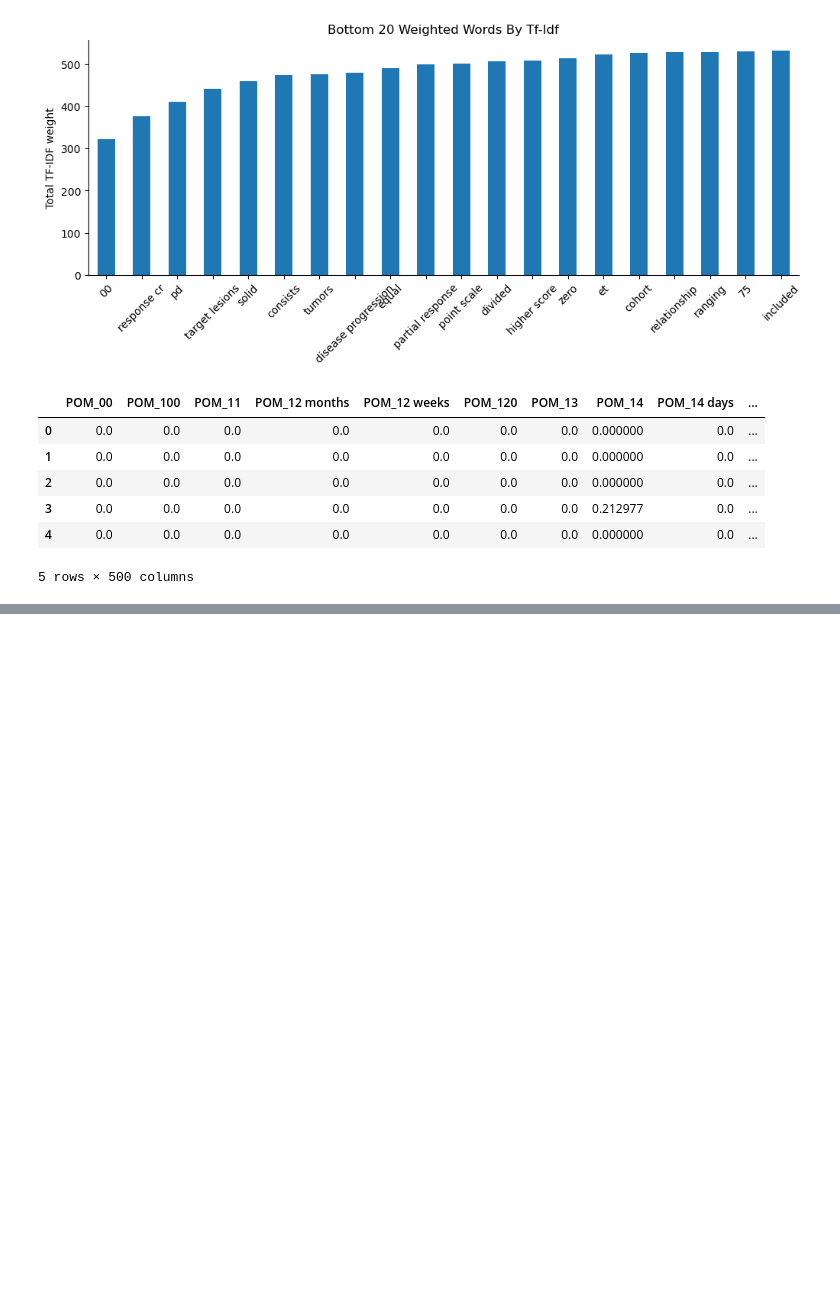
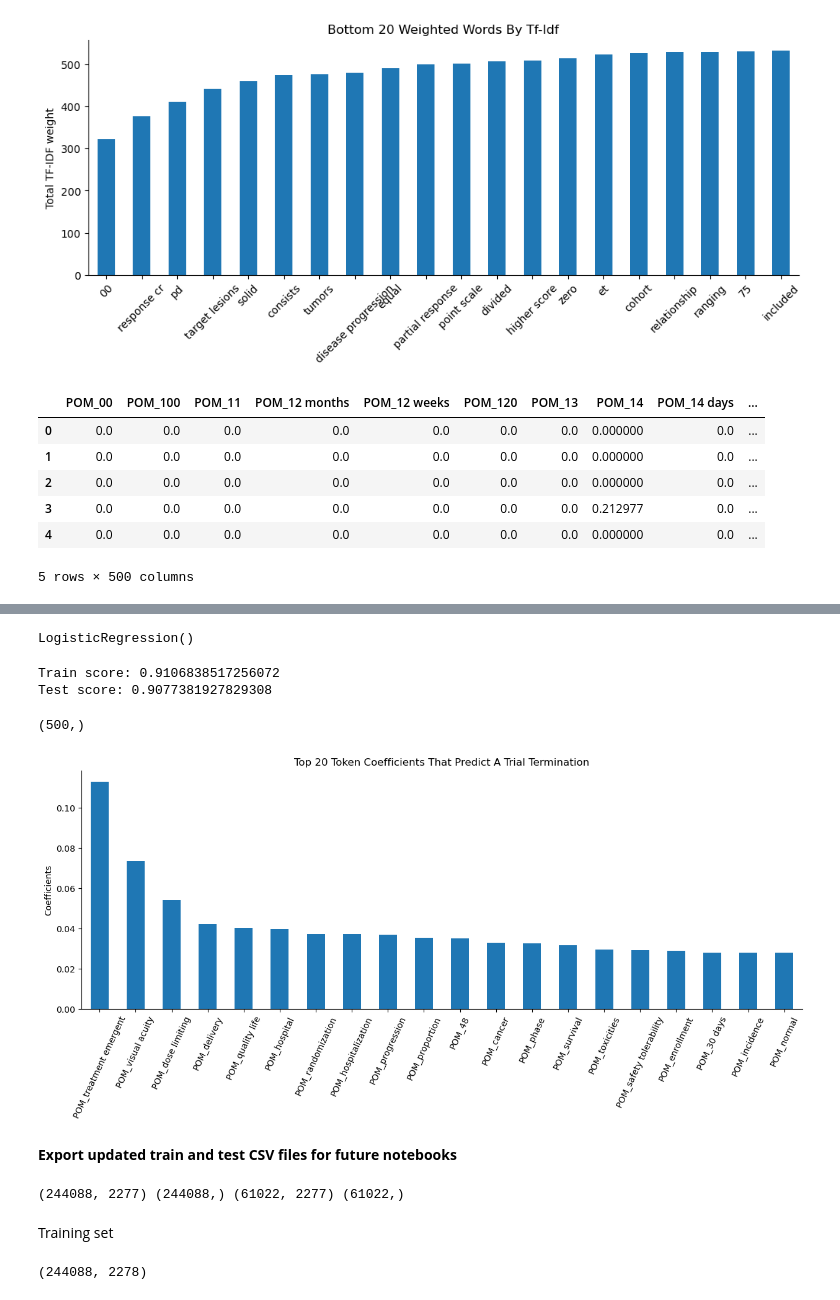
Before and after one commit to clem21chan/Clinical_Trials_Capstone, a Jupyter notebook: Notebooks/3.1_Additional_TextPreprocessing.ipynb, the cells around one changed output, grey strips where cells are left out. Cells and saved outputs as stored; diff of their text form; code cells hidden in the pictures; blank space fills up the shorter version.

Commit message:
Finished Text preprocessing completely. Can move onto advanced modelling.

```diff
--- a/Notebooks/3.1_Additional_TextPreprocessing.ipynb
+++ b/Notebooks/3.1_Additional_TextPreprocessing.ipynb
@@ -846,0 +849,24 @@ MemoryError: Unable to allocate 711. MiB for an array with shape (1527, 61022) a
+# %%
+# instantiate the scaler
+ss = StandardScaler()
+
+# fit the scaler into the training set
+ss.fit(X_train)
+
+# transform the train and testing set
+X_train_ss = ss.transform(X_train)
+X_test_ss = ss.transform(X_test)
+# %%
+# instantiate logistic regression
+logreg = LogisticRegression()
+
+# fit the model
+logreg.fit(X_train_ss, y_train)
+# %% [output]
+LogisticRegression()
+# %%
+print(f"Train score: {logreg.score(X_train_ss, y_train)}")
+print(f"Test score: {logreg.score(X_test_ss, y_test)}")
+# %% [output]
+Train score: 0.9106838517256072
+Test score: 0.9077381927829308
@@ -846,0 +875,21 @@ MemoryError: Unable to allocate 711. MiB for an array with shape (1527, 61022) a
+# %%
+# slice out collaborator coeficients
+pom_matrix = logreg.coef_[0,1777:]
+pom_matrix.shape
+# %% [output]
+(500,)
+# %%
+# Creating a dataframe to store the coefficients
+top_coef = pd.DataFrame(
+    {"coefficients": pom_matrix},
+    index=pom_col_name
+).sort_values("coefficients", ascending=False) # ascending = False will give us the top 20 coefficients that predict a positive sentiment
+
+top_coef.head(20).plot(kind="bar", figsize=(15, 5), legend=False)
+plt.title("Top 20 Token coefficients that predict a trial termination".title())
+plt.ylabel("Coefficients")
+plt.xticks(rotation=65)
+sns.despine()
+plt.show()
+# %% [output]
+[figure, added]
@@ -846,0 +898,19 @@ MemoryError: Unable to allocate 711. MiB for an array with shape (1527, 61022) a
+# %% [markdown]
+**Export updated train and test CSV files for future notebooks**
+# %%
+# Double check the shape
+print(X_train.shape, y_train.shape, X_test.shape, y_test.shape)
+# %% [output]
+(244088, 2277) (244088,) (61022, 2277) (61022,)
+# %% [markdown]
+Training set
+# %%
+# Resetting index of training set
+X_train.reset_index(drop=True, inplace=True)
+y_train.reset_index(drop=True, inplace=True)
+
+# concatenate x and y train into training set
+train_df = pd.concat([X_train, y_train], axis=1)
+train_df.shape
+# %% [output]
+(244088, 2278)
```
Also changed, not shown: parts of 10 cells of this notebook, 1 other file.
